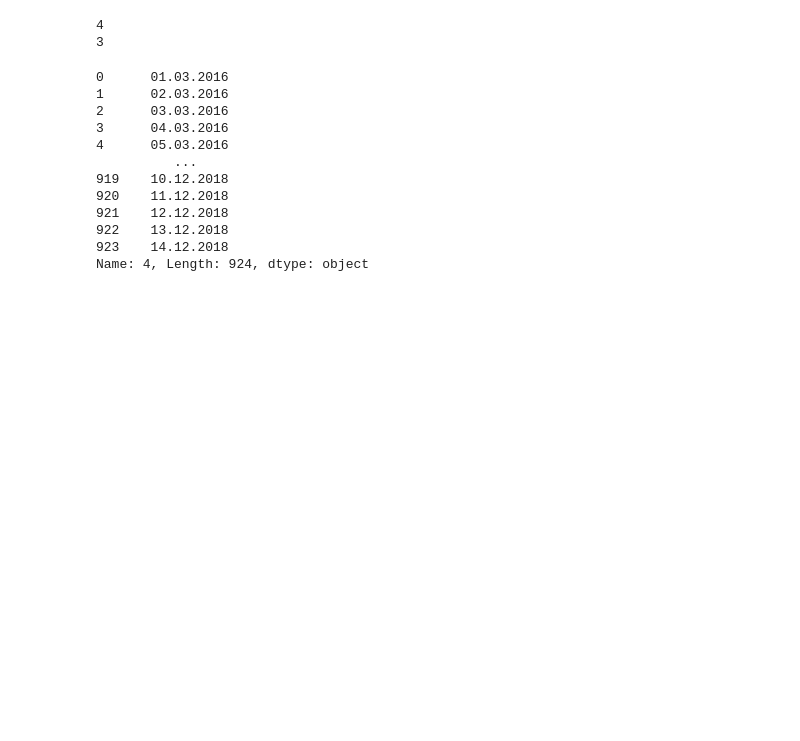
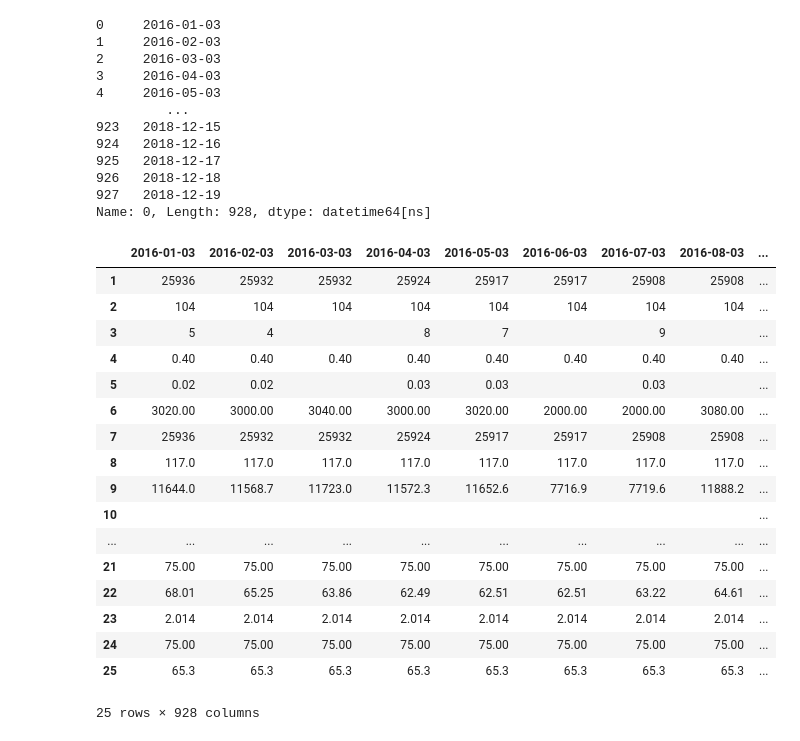
Before and after one commit to irumata/TableParser, a Jupyter notebook: prototypeOf_parser.ipynb, the cells around one changed output. Drawn from its saved outputs; the diff is of its cells as text; code cells hidden in the pictures; blank space fills up the shorter version.

```diff
--- a/prototypeOf_parser.ipynb
+++ b/prototypeOf_parser.ipynb
@@ -43,34 +50,62 @@ df.head(11)
 # %%
+###############################################
+# to find the x,y coordinate of row with date #
+###############################################
+
 date_row_num,date_col_num = 0,0
-
 for i in range(df.shape[0]):
     if df.iloc[i,0] == 'Дата на начало периода':
         date_row_num = i
-        print(date_row_num)
+#         print(date_row_num)
         break;
 for j in range(1,df.shape[1]):
     if type(df.iloc[date_row_num,j])== type('string'):
         date_col_num = j
-        print(date_col_num)
+#         print(date_col_num)
         break;
-# %% [output]
-4
-3
 # %%
-df.iloc[date_row_num,date_col_num:].reset_index(drop=True)
+date = df.iloc[date_row_num,date_col_num:].reset_index(drop=True) # <--- Series with date (01.03.2016;...)
+table = df.iloc[date_row_num:,date_col_num:].reset_index(drop=True) # <--- all useful data
+
+testTableParser =  TestTableParser.TestTableParser() # <--- import parser of date
+tableParser = TableParser.TableParser(testTableParser) # <--- import parser of date
+
+date = tableParser.parse(date)
+table.iloc[0] = date[0]
+table.iloc[0].reset_index(drop=True) # check of new date in data
 # %% [output]
-0      01.03.2016
-1      02.03.2016
-2      03.03.2016
-3      04.03.2016
-4      05.03.2016
-          ...
-919    10.12.2018
-920    11.12.2018
-921    12.12.2018
-922    13.12.2018
-923    14.12.2018
-Name: 4, Length: 924, dtype: object
+0     2016-01-03
+1     2016-02-03
+2     2016-03-03
+3     2016-04-03
+4     2016-05-03
+         ...
+923   2018-12-15
+924   2018-12-16
+925   2018-12-17
+926   2018-12-18
+927   2018-12-19
+Name: 0, Length: 928, dtype: datetime64[ns]
 # %%
-data = data.iloc[date_row_num:,date_col_num:].reset_index(drop=True)
-data
+table.columns = table.iloc[0]
+table = table.iloc[1: , :]
+table
+# %% [output]
+|  | 2016-01-03 | 2016-02-03 | 2016-03-03 | 2016-04-03 | 2016-05-03 | 2016-06-03 | 2016-07-03 | 2016-08-03 | ... |
+| 1 | 25936 | 25932 | 25932 | 25924 | 25917 | 25917 | 25908 | 25908 | ... |
+| 2 | 104 | 104 | 104 | 104 | 104 | 104 | 104 | 104 | ... |
+| 3 | 5 | 4 |  | 8 | 7 |  | 9 |  | ... |
+| 4 | 0.40 | 0.40 | 0.40 | 0.40 | 0.40 | 0.40 | 0.40 | 0.40 | ... |
+| 5 | 0.02 | 0.02 |  | 0.03 | 0.03 |  | 0.03 |  | ... |
+| 6 | 3020.00 | 3000.00 | 3040.00 | 3000.00 | 3020.00 | 2000.00 | 2000.00 | 3080.00 | ... |
+| 7 | 25936 | 25932 | 25932 | 25924 | 25917 | 25917 | 25908 | 25908 | ... |
+| 8 | 117.0 | 117.0 | 117.0 | 117.0 | 117.0 | 117.0 | 117.0 | 117.0 | ... |
+| 9 | 11644.0 | 11568.7 | 11723.0 | 11572.3 | 11652.6 | 7716.9 | 7719.6 | 11888.2 | ... |
+| 10 |  |  |  |  |  |  |  |  | ... |
+| ... | ... | ... | ... | ... | ... | ... | ... | ... | ... |
+| 21 | 75.00 | 75.00 | 75.00 | 75.00 | 75.00 | 75.00 | 75.00 | 75.00 | ... |
+| 22 | 68.01 | 65.25 | 63.86 | 62.49 | 62.51 | 62.51 | 63.22 | 64.61 | ... |
+| 23 | 2.014 | 2.014 | 2.014 | 2.014 | 2.014 | 2.014 | 2.014 | 2.014 | ... |
+| 24 | 75.00 | 75.00 | 75.00 | 75.00 | 75.00 | 75.00 | 75.00 | 75.00 | ... |
+| 25 | 65.3 | 65.3 | 65.3 | 65.3 | 65.3 | 65.3 | 65.3 | 65.3 | ... |
+25 rows × 928 columns
```
Also changed, not shown: parts of 7 cells of this notebook, 3 other files.
